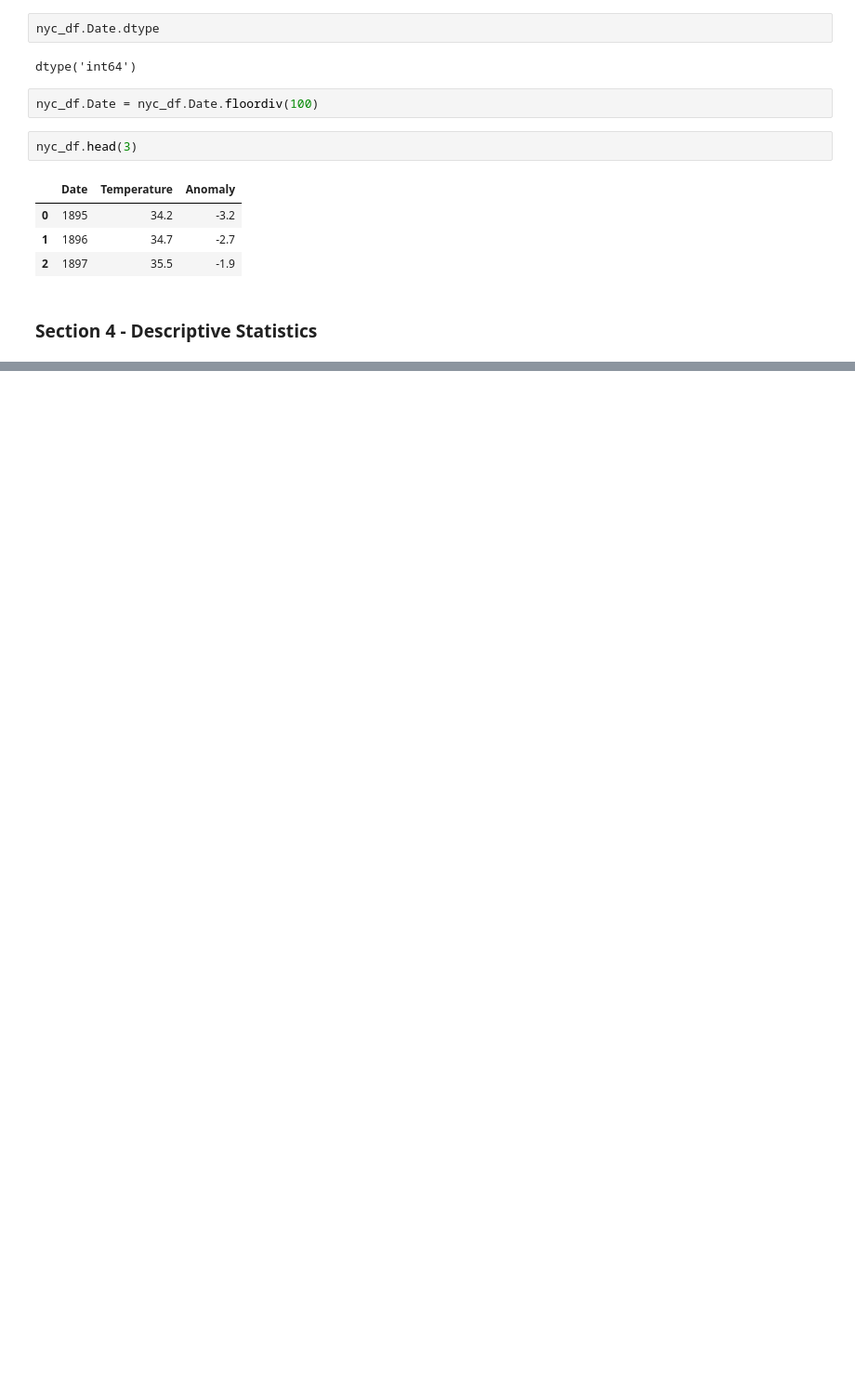
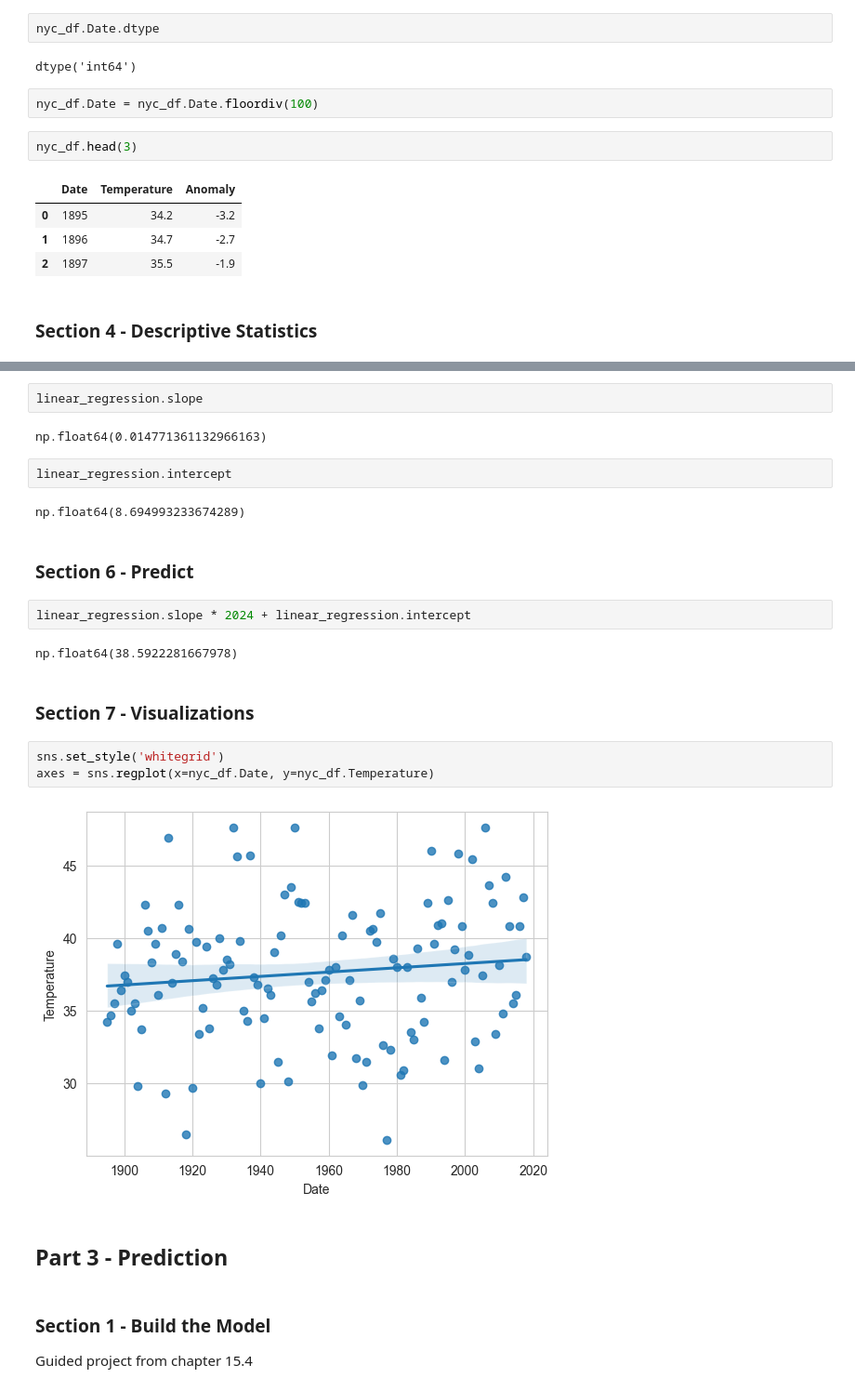
Before and after one commit to sydsailors/datfun-07-ml, a Jupyter notebook: sydney_ml.ipynb, the cells around one changed output, grey strips where cells are left out. Shown at 93% size. Saved outputs shown, nothing was run; the diff lists cells and outputs as text; blank space fills up the shorter version.

```diff
--- a/sydney_ml.ipynb
+++ b/sydney_ml.ipynb
@@ -83,0 +103,27 @@ nyc_df.head(3)
+# %%
+linear_regression.slope
+# %% [output]
+np.float64(0.014771361132966163)
+# %%
+linear_regression.intercept
+# %% [output]
+np.float64(8.694993233674289)
+# %% [markdown]
+### Section 6 - Predict
+# %%
+linear_regression.slope * 2024 + linear_regression.intercept
+# %% [output]
+np.float64(38.5922281667978)
+# %% [markdown]
+### Section 7 - Visualizations
+# %%
+sns.set_style('whitegrid')
+axes = sns.regplot(x=nyc_df.Date, y=nyc_df.Temperature)
+# %% [output]
+[figure, added]
+# %% [markdown]
+## Part 3 - Prediction
+# %% [markdown]
+### Section 1 - Build the Model
+
+Guided project from chapter 15.4
```
Also changed, not shown: parts of 18 cells of this notebook.
